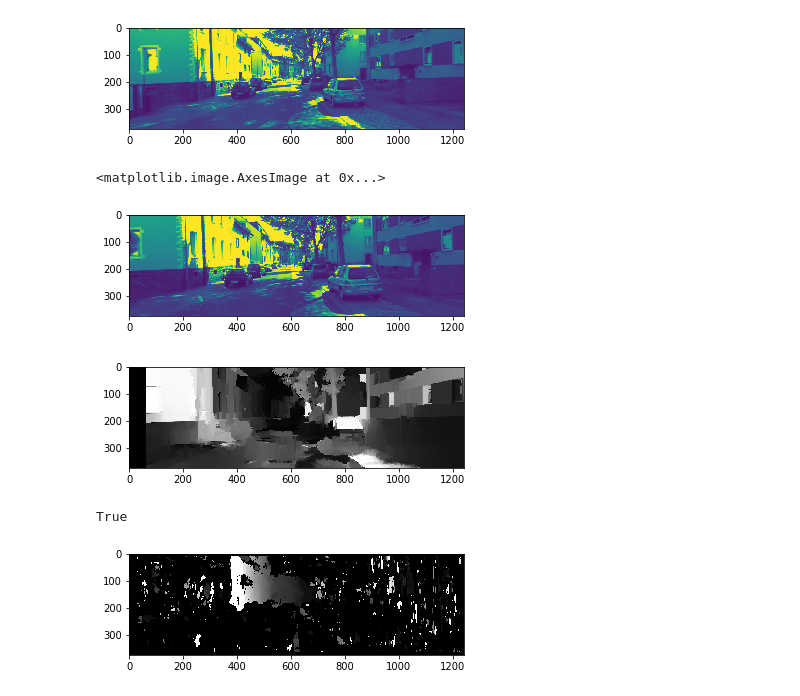
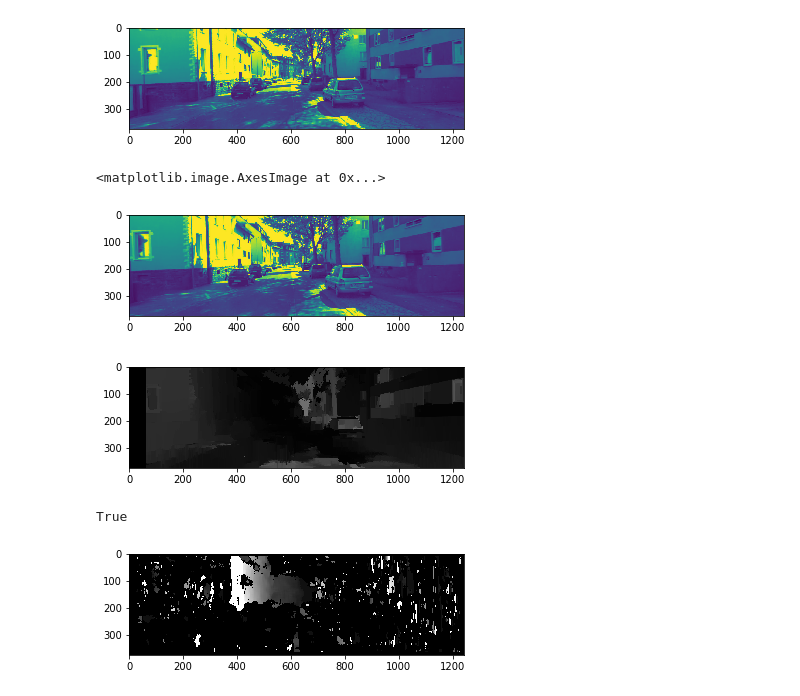
Before and after one commit to kemfic/fake-stereo, a Jupyter notebook: vis.ipynb, the cells around one changed output. Drawn from its saved outputs; the diff is of its cells as text; code cells hidden in the pictures.

```diff
--- a/vis.ipynb
+++ b/vis.ipynb
@@ -7,16 +7,16 @@ import matplotlib.pyplot as plt
 %matplotlib inline
 # %%
 img0 = cv2.imread('img/87.png',0)
-img1 = cv2.imread('img/89.png',0)
+img1 = cv2.imread('img/88.png',0)
 
 
 plt.imshow(img0)
 plt.show()
 plt.imshow(img1)
 # %% [output]
 [figure]
 <matplotlib.image.AxesImage at 0x...>
-[figure, old version]
+[figure, new version]
 # %%
 # http://timosam.com/python_opencv_depthimage
 
@@ -68,7 +68,7 @@ plt.imshow(filteredImg,'gray')
 plt.show()
 cv2.imwrite('img/out1.png',filteredImg)
 # %% [output]
-[figure, old version]
+[figure, new version]
 True
 # %%
 stereo = cv2.StereoBM_create(numDisparities=16, blockSize=21)
```
Also changed, not shown: 1 other file.
